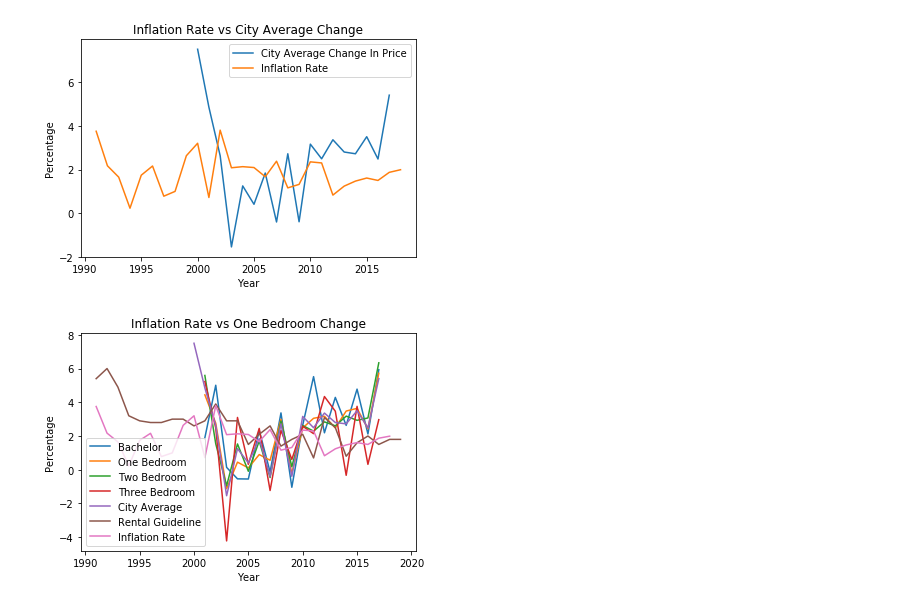
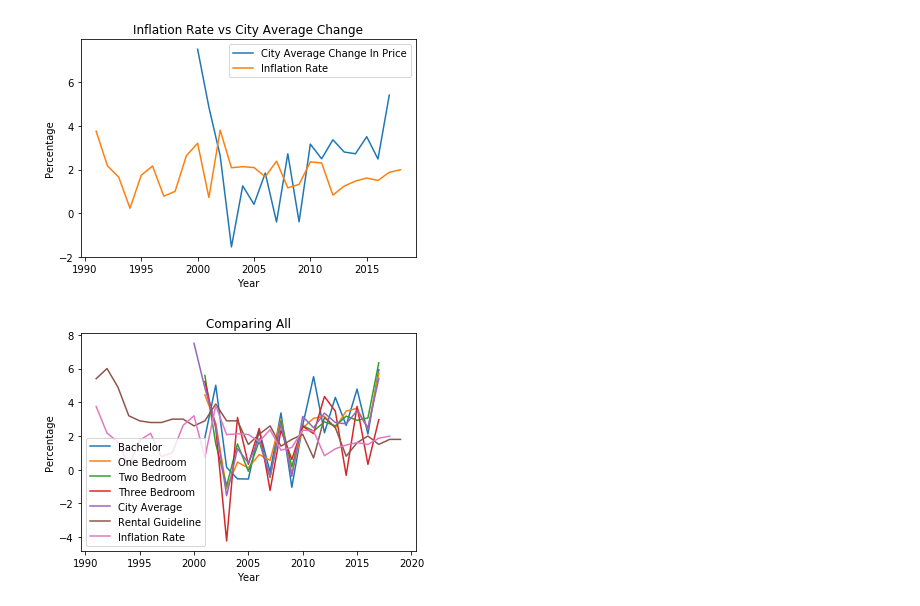
Before and after one commit to Nickolas-Lal/CSDA-1050F18S1, a Jupyter notebook: Nickolas Lal 304365/spint 1/CSDA 1050 Sprint 1.ipynb, the cells around one changed output. Cells and saved outputs as stored; diff of their text form; code cells hidden in the pictures.

```diff
--- a/Nickolas Lal 304365/spint 1/CSDA 1050 Sprint 1.ipynb
+++ b/Nickolas Lal 304365/spint 1/CSDA 1050 Sprint 1.ipynb
@@ -165,16 +165,16 @@ plt.show()
 # %%
 #Now plotting them all together to compare and get a visual on each individual condo type alongside the city average, guideline and inflation.
 plt.plot(TorontoRent.Year,TorontoRent.BachelorChange)
 plt.plot(TorontoRent.Year,TorontoRent.OneBedroomChange)
 plt.plot(TorontoRent.Year,TorontoRent.TwoBedroomChange)
 plt.plot(TorontoRent.Year,TorontoRent.ThreeBedroomChange)
 plt.plot(TorontoRent.Year,TorontoRent.CityAverageChange)
 plt.plot(Guidelines.Year,Guidelines.Guideline)
 plt.plot(Guidelines.Year,Guidelines.InflationRate)
-plt.title("Inflation Rate vs One Bedroom Change")
+plt.title("Comparing All")
 plt.xlabel("Year")
 plt.ylabel("Percentage")
 plt.legend(["Bachelor","One Bedroom","Two Bedroom","Three Bedroom","City Average","Rental Guideline","Inflation Rate"])
 plt.show()
 # %% [output]
-[figure, old version]
+[figure, new version]
```
